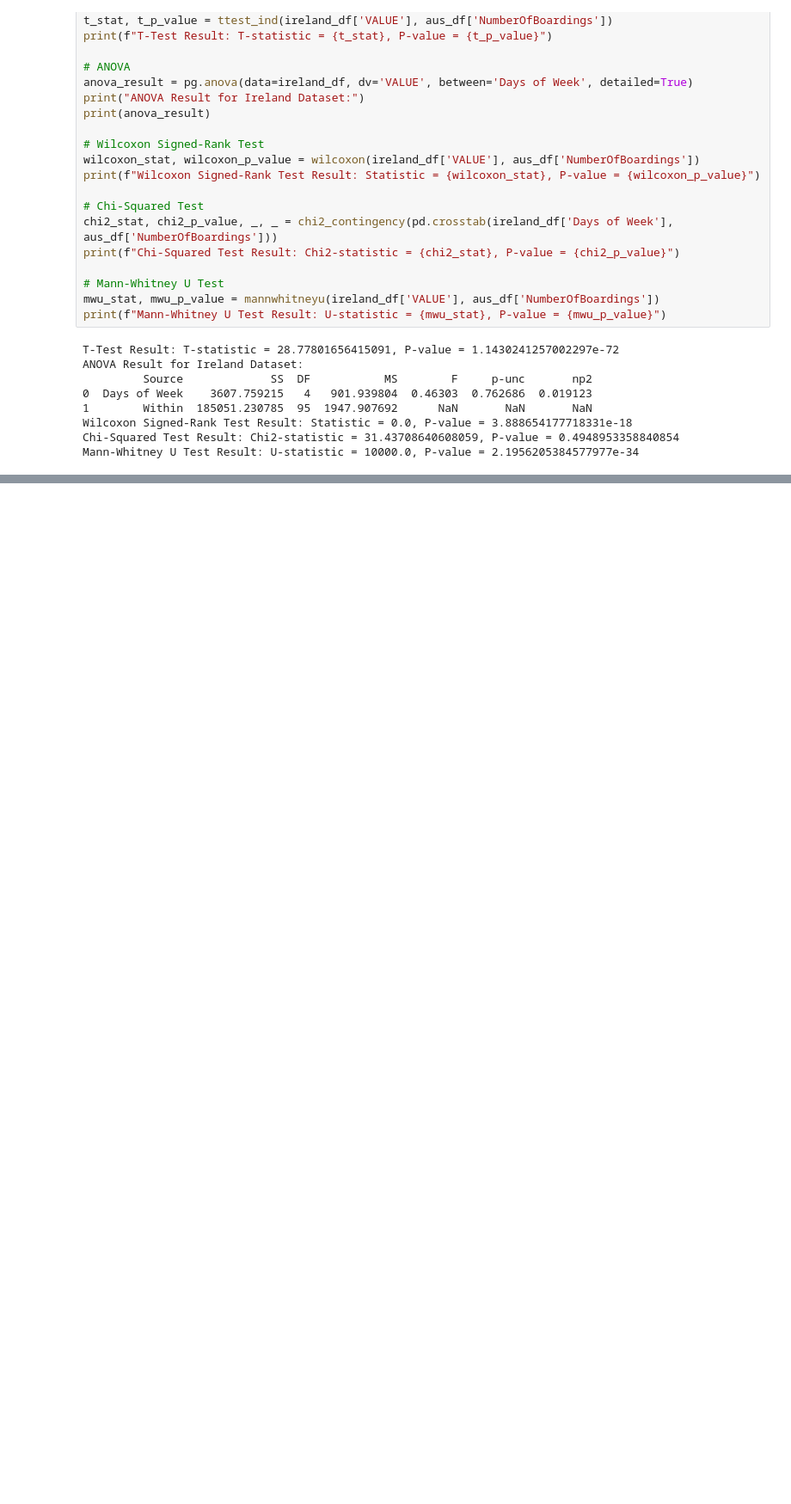
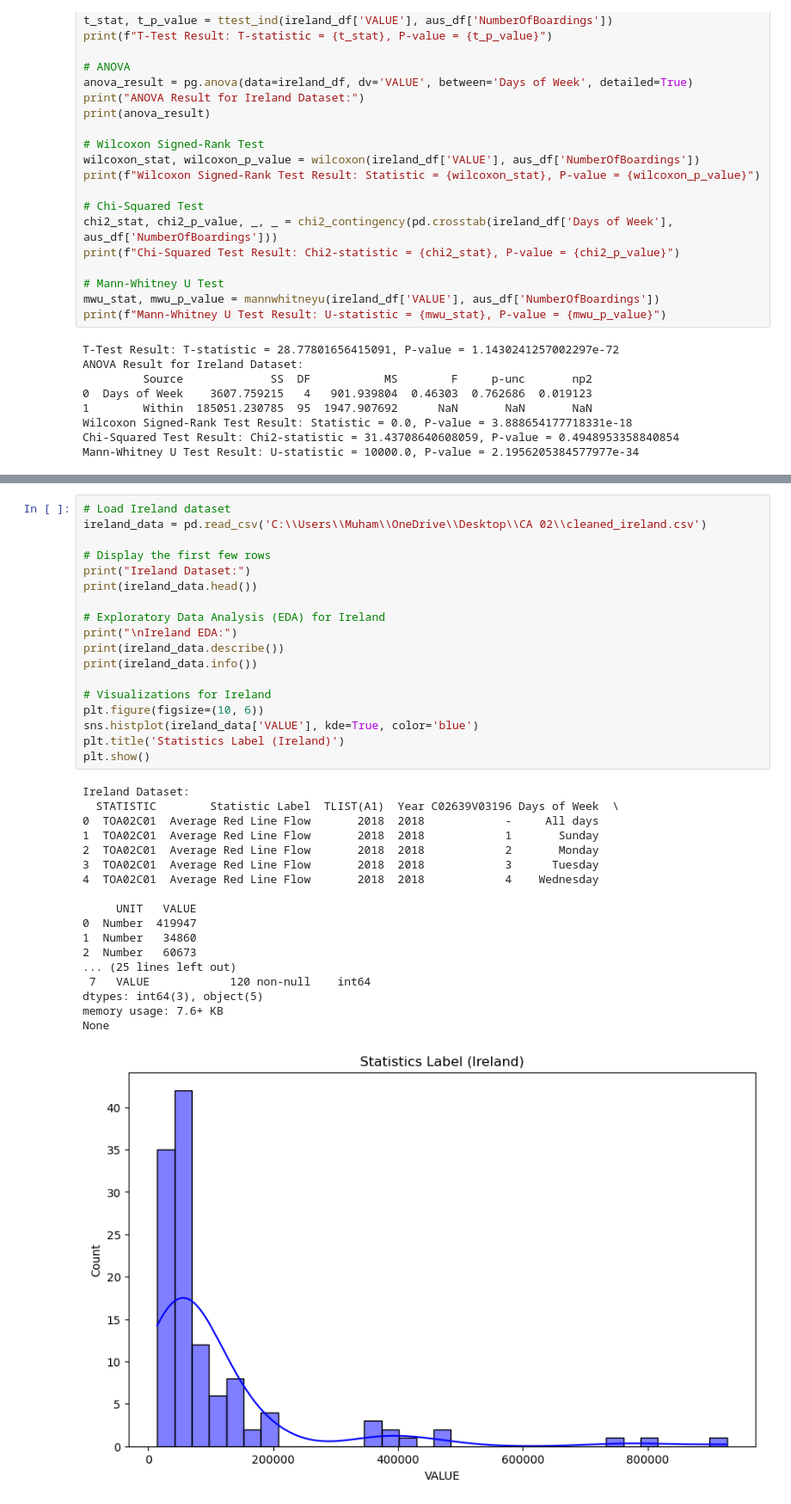
Before and after one commit to 2021402/CA-02-MSc-Data-Analytics, a Jupyter notebook: Project Code CA 2.ipynb, the cells around one changed output, grey strips where cells are left out. Shown at 86% size. Drawn from its saved outputs; the diff is of its cells as text; blank space fills up the shorter version.

```diff
--- a/Project Code CA 2.ipynb
+++ b/Project Code CA 2.ipynb
@@ -678,0 +875,37 @@ Mean Squared Error (cross-validated): 10621349524.065054
+# %%
+# Load Ireland dataset
+ireland_data = pd.read_csv('C:\\Users\\Muham\\OneDrive\\Desktop\\CA 02\\cleaned_ireland.csv')
+
+# Display the first few rows
+print("Ireland Dataset:")
+print(ireland_data.head())
+
+# Exploratory Data Analysis (EDA) for Ireland
+print("\nIreland EDA:")
+print(ireland_data.describe())
+print(ireland_data.info())
+
+# Visualizations for Ireland
+plt.figure(figsize=(10, 6))
+sns.histplot(ireland_data['VALUE'], kde=True, color='blue')
+plt.title('Statistics Label (Ireland)')
+plt.show()
+# %% [output]
+Ireland Dataset:
+  STATISTIC        Statistic Label  TLIST(A1)  Year C02639V03196 Days of Week  \
+0  TOA02C01  Average Red Line Flow       2018  2018            -     All days
+1  TOA02C01  Average Red Line Flow       2018  2018            1       Sunday
+2  TOA02C01  Average Red Line Flow       2018  2018            2       Monday
+3  TOA02C01  Average Red Line Flow       2018  2018            3      Tuesday
+4  TOA02C01  Average Red Line Flow       2018  2018            4    Wednesday
+
+     UNIT   VALUE
+0  Number  419947
+1  Number   34860
+2  Number   60673
+... (25 lines left out)
+ 7   VALUE            120 non-null    int64
+dtypes: int64(3), object(5)
+memory usage: 7.6+ KB
+None
+[figure, added]
```
Also changed, not shown: parts of 46 cells of this notebook.
